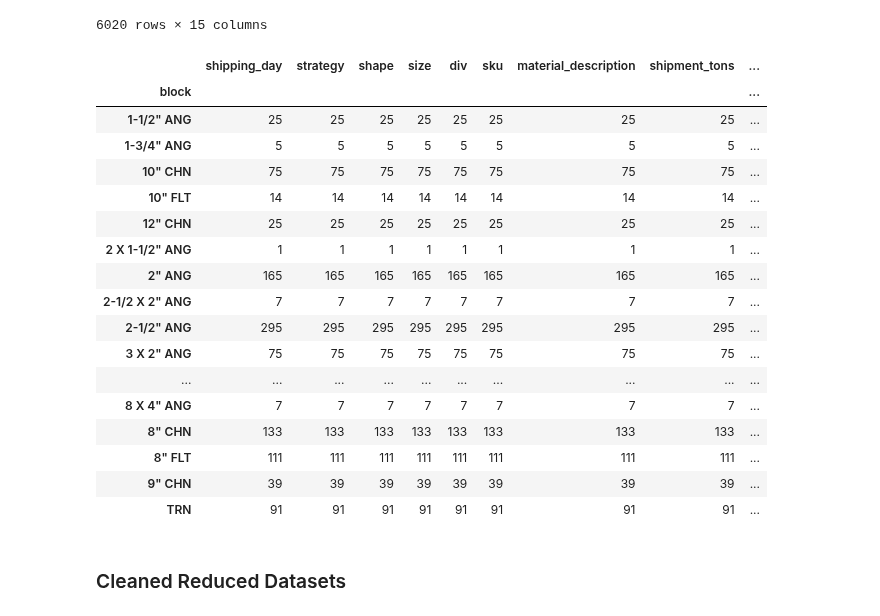
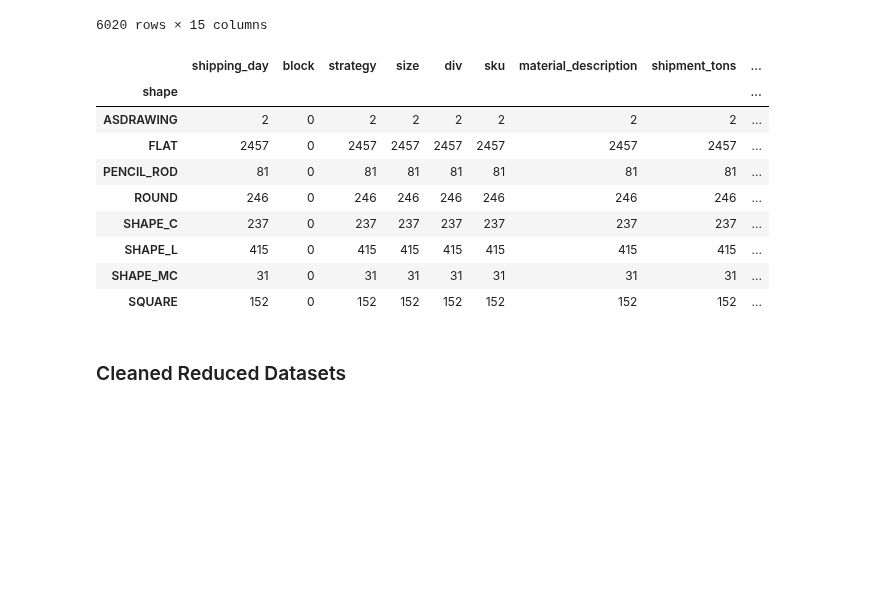
Before and after one commit to jvac06/pft, a Jupyter notebook: scripts/EDA.ipynb, the cells around one changed output. Drawn from its saved outputs; the diff is of its cells as text; code cells hidden in the pictures; blank space fills up the shorter version.

```diff
--- a/scripts/EDA.ipynb
+++ b/scripts/EDA.ipynb
@@ -388,27 +388,19 @@ ship_reduced[ship_reduced.isna().any(axis=1)]
 | 156748 | 2017-01-30 | NaN | 40.0 | SHAPE_C | 15 X 40# | Merchants | 106027635 | C 15X40# GGMULTI 40'00" | ... |
 6020 rows × 15 columns
 # %%
-#Show the ones that are null within the block
-ship_reduced[ship_reduced.isna().any(axis=1)].groupby("block").count()
+#Show the shape that show as null within the block
+ship_reduced[ship_reduced["block"].isna()].groupby("shape").count()
 # %% [output]
-|  | shipping_day | strategy | shape | size | div | sku | material_description | shipment_tons | ... |
-| block |  |  |  |  |  |  |  |  | ... |
-| 1-1/2" ANG | 25 | 25 | 25 | 25 | 25 | 25 | 25 | 25 | ... |
-| 1-3/4" ANG | 5 | 5 | 5 | 5 | 5 | 5 | 5 | 5 | ... |
-| 10" CHN | 75 | 75 | 75 | 75 | 75 | 75 | 75 | 75 | ... |
-| 10" FLT | 14 | 14 | 14 | 14 | 14 | 14 | 14 | 14 | ... |
-| 12" CHN | 25 | 25 | 25 | 25 | 25 | 25 | 25 | 25 | ... |
-| 2 X 1-1/2" ANG | 1 | 1 | 1 | 1 | 1 | 1 | 1 | 1 | ... |
-| 2" ANG | 165 | 165 | 165 | 165 | 165 | 165 | 165 | 165 | ... |
-| 2-1/2 X 2" ANG | 7 | 7 | 7 | 7 | 7 | 7 | 7 | 7 | ... |
-| 2-1/2" ANG | 295 | 295 | 295 | 295 | 295 | 295 | 295 | 295 | ... |
-| 3 X 2" ANG | 75 | 75 | 75 | 75 | 75 | 75 | 75 | 75 | ... |
-| ... | ... | ... | ... | ... | ... | ... | ... | ... | ... |
-| 8 X 4" ANG | 7 | 7 | 7 | 7 | 7 | 7 | 7 | 7 | ... |
-| 8" CHN | 133 | 133 | 133 | 133 | 133 | 133 | 133 | 133 | ... |
-| 8" FLT | 111 | 111 | 111 | 111 | 111 | 111 | 111 | 111 | ... |
-| 9" CHN | 39 | 39 | 39 | 39 | 39 | 39 | 39 | 39 | ... |
-| TRN | 91 | 91 | 91 | 91 | 91 | 91 | 91 | 91 | ... |
+|  | shipping_day | block | strategy | size | div | sku | material_description | shipment_tons | ... |
+| shape |  |  |  |  |  |  |  |  | ... |
+| ASDRAWING | 2 | 0 | 2 | 2 | 2 | 2 | 2 | 2 | ... |
+| FLAT | 2457 | 0 | 2457 | 2457 | 2457 | 2457 | 2457 | 2457 | ... |
+| PENCIL_ROD | 81 | 0 | 81 | 81 | 81 | 81 | 81 | 81 | ... |
+| ROUND | 246 | 0 | 246 | 246 | 246 | 246 | 246 | 246 | ... |
+| SHAPE_C | 237 | 0 | 237 | 237 | 237 | 237 | 237 | 237 | ... |
+| SHAPE_L | 415 | 0 | 415 | 415 | 415 | 415 | 415 | 415 | ... |
+| SHAPE_MC | 31 | 0 | 31 | 31 | 31 | 31 | 31 | 31 | ... |
+| SQUARE | 152 | 0 | 152 | 152 | 152 | 152 | 152 | 152 | ... |
 # %% [markdown]
 ### Cleaned Reduced Datasets
 # %%
```
